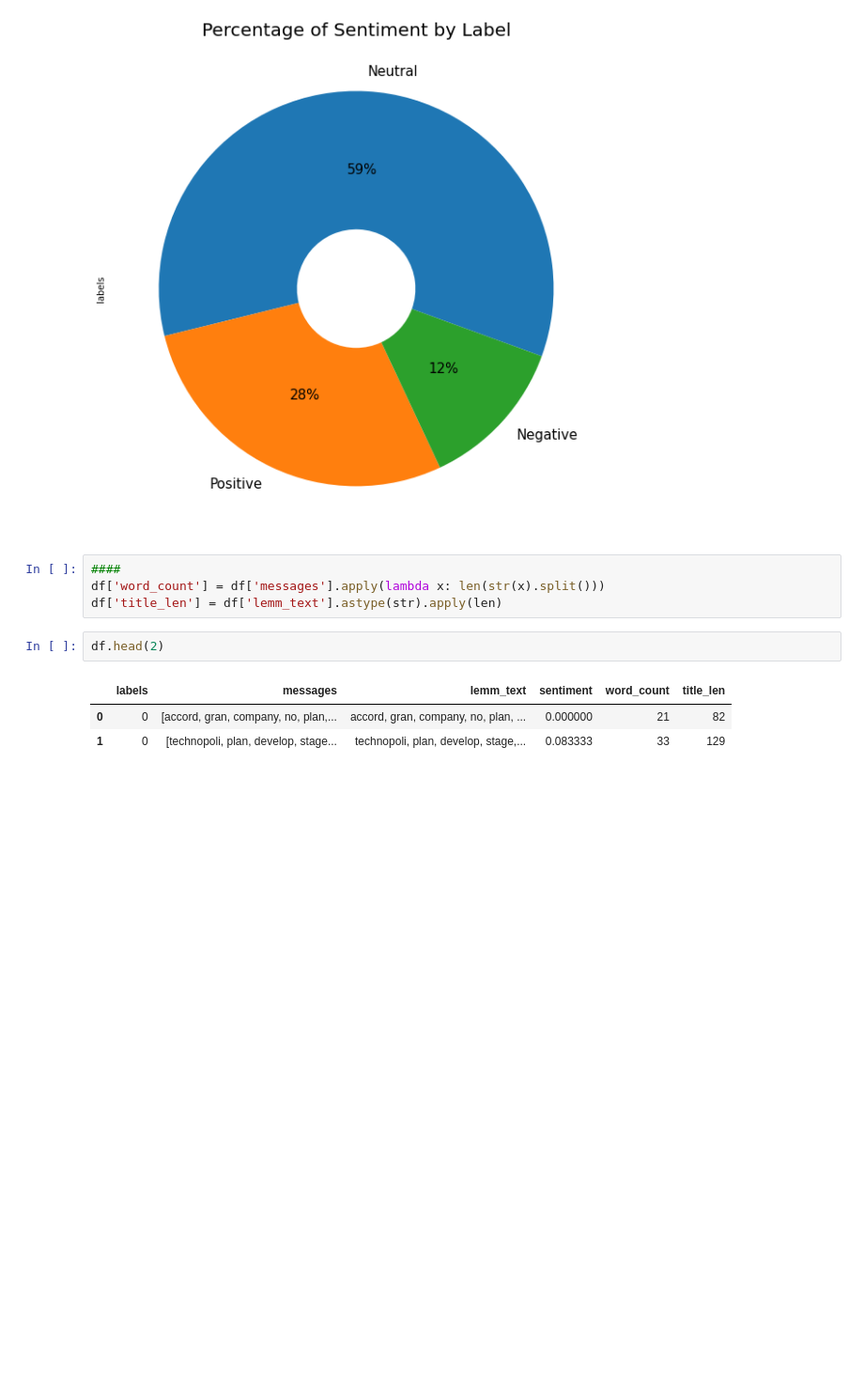
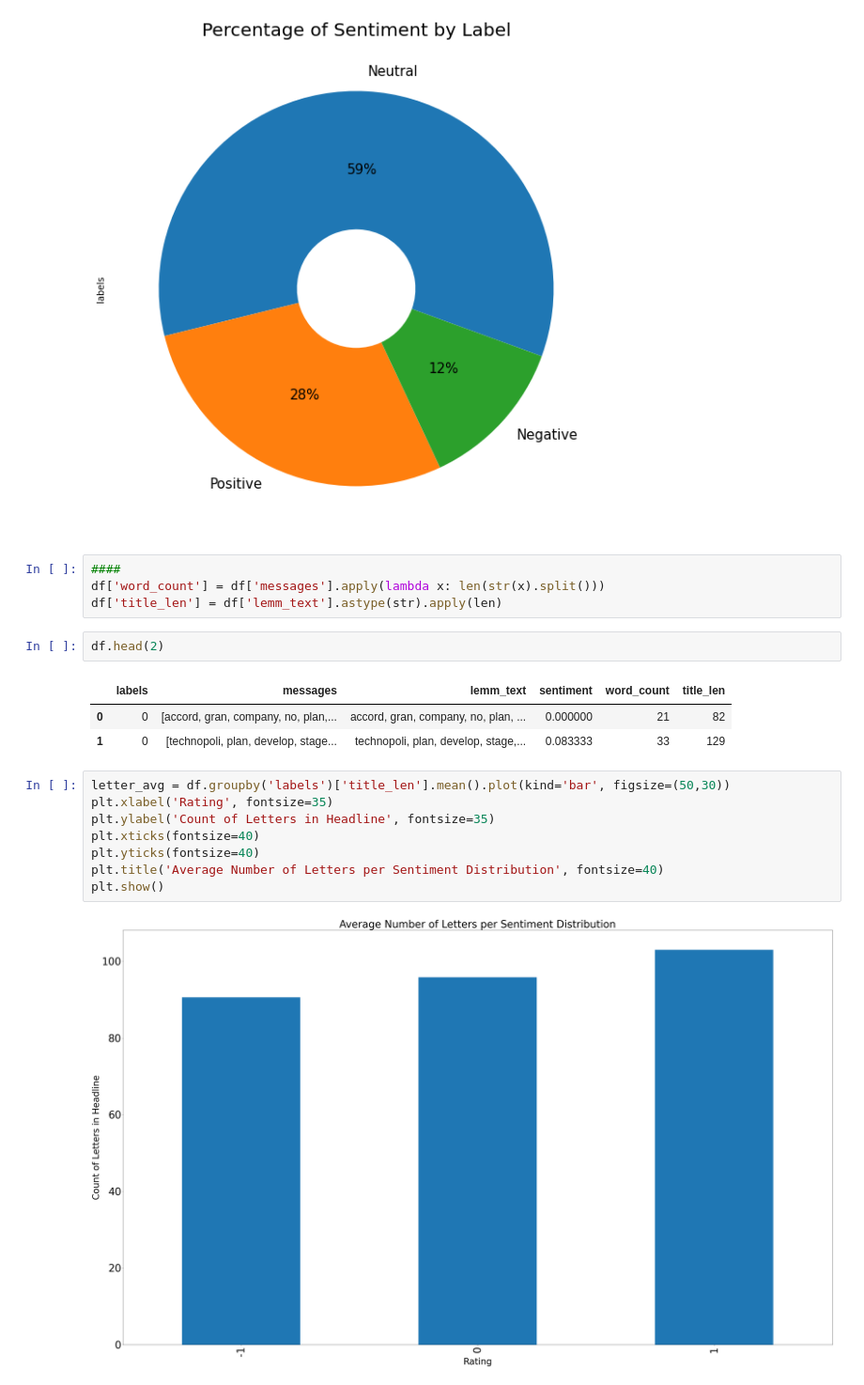
Before and after one commit to Kevin-Kwasnik/aspect-based-sentiment-analysis, a Jupyter notebook: 3_EDA.ipynb, the cells around one changed output. Shown at 94% size. Cells and saved outputs as stored; diff of their text form; blank space fills up the shorter version.

```diff
--- a/3_EDA.ipynb
+++ b/3_EDA.ipynb
@@ -106,3 +102,13 @@ df.head(2)
 |  | labels | messages | lemm_text | sentiment | word_count | title_len |
 | 0 | 0 | [accord, gran, company, no, plan,... | accord, gran, company, no, plan, ... | 0.000000 | 21 | 82 |
 | 1 | 0 | [technopoli, plan, develop, stage... | technopoli, plan, develop, stage,... | 0.083333 | 33 | 129 |
+# %%
+letter_avg = df.groupby('labels')['title_len'].mean().plot(kind='bar', figsize=(50,30))
+plt.xlabel('Rating', fontsize=35)
+plt.ylabel('Count of Letters in Headline', fontsize=35)
+plt.xticks(fontsize=40)
+plt.yticks(fontsize=40)
+plt.title('Average Number of Letters per Sentiment Distribution', fontsize=40)
+plt.show()
+# %% [output]
+[figure, added]
```
Also changed, not shown: parts of 18 cells of this notebook.
